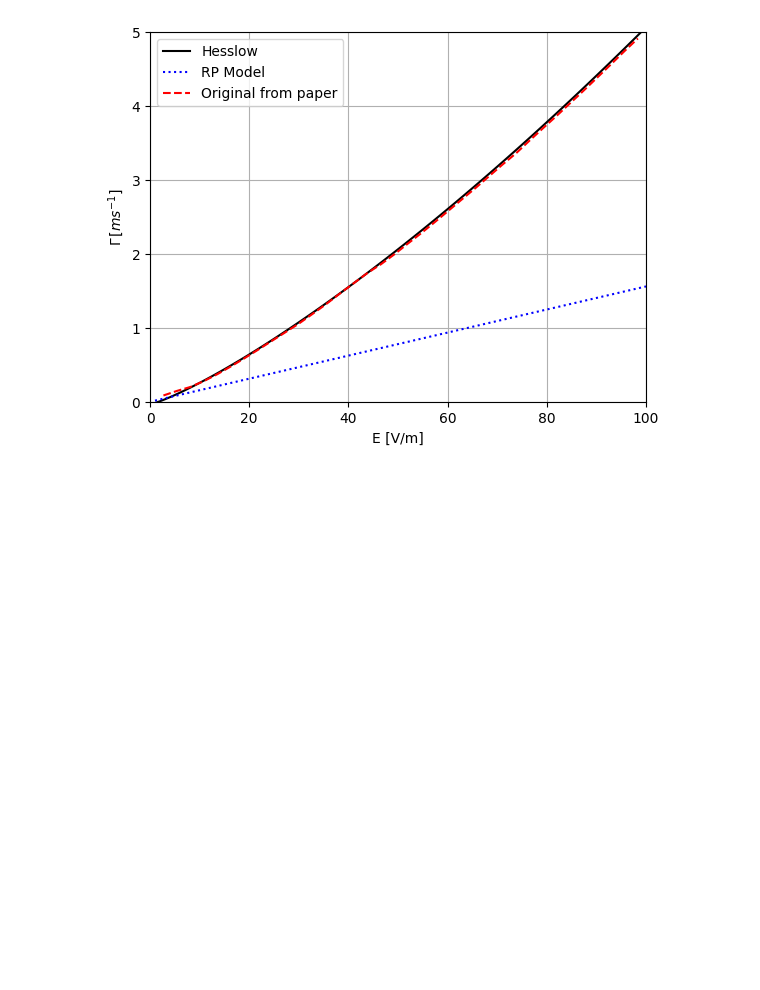
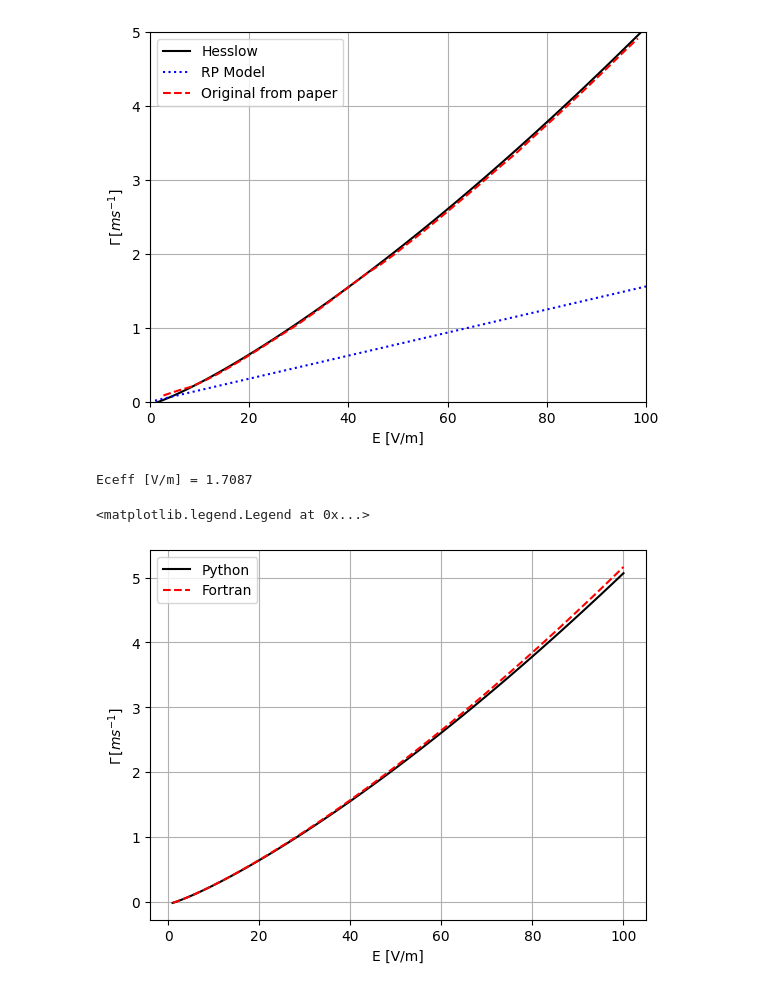
Before and after one commit to ridatta/RE_Solver, a Jupyter notebook: avalanching_hesslow_Ne_implementation.ipynb, the cells around one changed output. Saved outputs shown, nothing was run; the diff lists cells and outputs as text; code cells hidden in the pictures; blank space fills up the shorter version.

Commit message:
Fortran Implementation and testing

```diff
--- a/avalanching_hesslow_Ne_implementation.ipynb
+++ b/avalanching_hesslow_Ne_implementation.ipynb
@@ -299,3 +299,46 @@ plt.xlim([0,100])
 Eceff [V/m] = 1.71
 (0.0, 100.0)
 [figure]
+# %%
+import pandas as pd
+
+Epar = np.linspace(1,100,100) # V/m
+Z = np.array([1,18]); # Max. Ionization
+Z0 = np.array([1,1]); # Ionization Level
+nj = np.array([1e20,1e20]); # Density
+T = 10
+B = 0
+ne_free = np.sum(Z0 * nj) # Free electron density, per cubic m
+#lnA = RE.getCoulombLog(ne_free,T) # Coul. Log
+lnA = 14.6 + 0.5 * np.log(T / (1e20/1e20))
+Ec = RE.getConnorHastieField(ne_free,lnA) # V/m
+Eceff = RE.getEc_eff(Z,Z0,nj,T,B, 'Ar')[0] # Effective E-field, V/m
+E_star = Epar / Ec
+
+# Print
+print('Eceff [V/m] = %1.4f'%Eceff)
+
+### Calculate Avalanching Rate ####
+gamma = np.zeros_like(E_star)
+for ii in range(Epar.shape[0]):
+    out = getHesslowAvalanchingRate(E_star[ii],Z,Z0,nj,T,'Ar',B) # per s
+    gamma[ii] = out
+
+
+plt.plot(Epar,gamma*1e-3,'k-')
+plt.xlabel('E [V/m]')
+plt.ylabel('$\Gamma \, [ms^{-1}]$')
+plt.grid()
+
+#df = pd.read_csv('hesslow_output.csv', header= None)
+#E_hes = og_data.iloc[:,0].values
+#gamma_hes = og_data.iloc[:,1].values
+
+df = pd.read_csv('..\Fortran Example\hesslow_output.csv', header=0)
+plt.plot(df['Epar'].astype(float), df['gamma'].astype(float)*1e-3, 'r--', label='Fortran')
+
+plt.legend(['Python', 'Fortran'])
+# %% [output]
+Eceff [V/m] = 1.7087
+<matplotlib.legend.Legend at 0x...>
+[figure, added]
```
Also changed, not shown: 15 other files.
